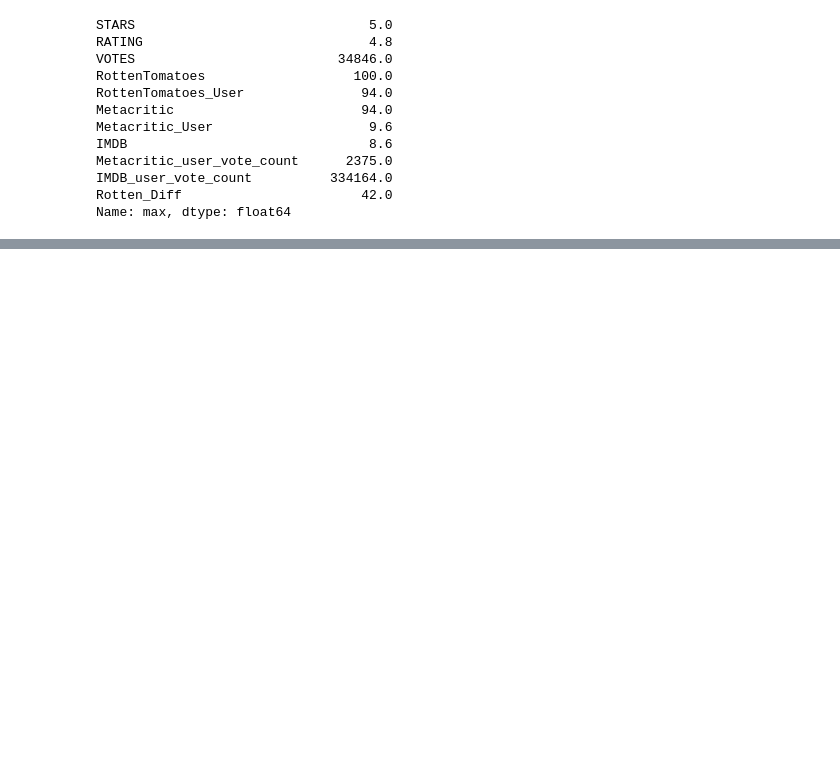
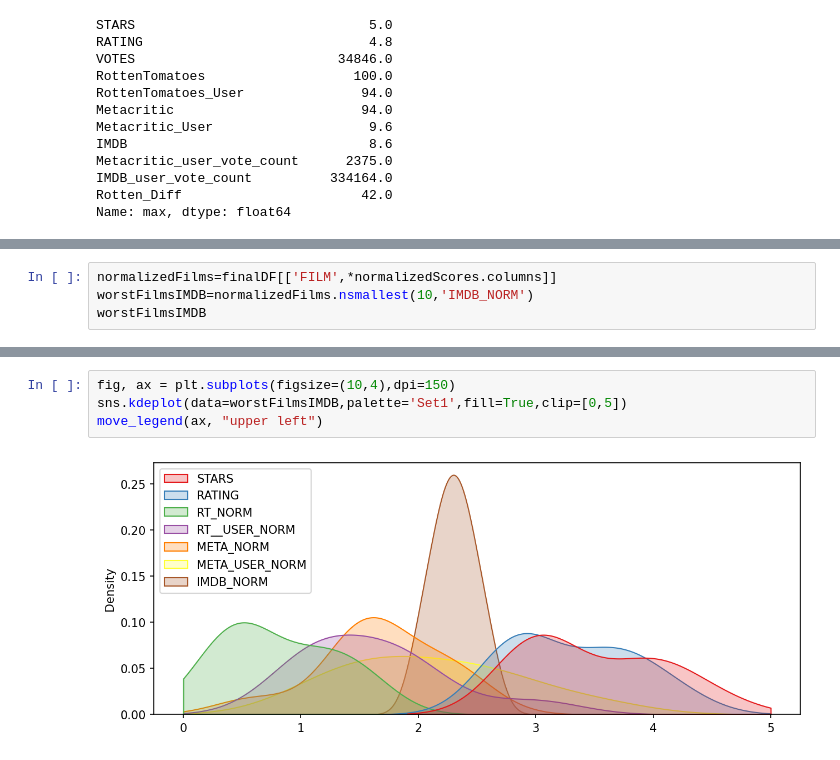
Before and after one commit to Sourabh-Bharale/capStone, a Jupyter notebook: model.ipynb, the cells around one changed output, grey strips where cells are left out. Saved outputs shown, nothing was run; the diff lists cells and outputs as text; blank space fills up the shorter version.

```diff
--- a/model.ipynb
+++ b/model.ipynb
@@ -222,0 +243,4 @@ normalizedScores.head()
+# %%
+normalizedFilms=finalDF[['FILM',*normalizedScores.columns]]
+worstFilmsIMDB=normalizedFilms.nsmallest(10,'IMDB_NORM')
+worstFilmsIMDB
@@ -222,0 +259,6 @@ normalizedScores.head()
+# %%
+fig, ax = plt.subplots(figsize=(10,4),dpi=150)
+sns.kdeplot(data=worstFilmsIMDB,palette='Set1',fill=True,clip=[0,5])
+move_legend(ax, "upper left")
+# %% [output]
+[figure, added]
```
Also changed, not shown: parts of 5 cells of this notebook.
